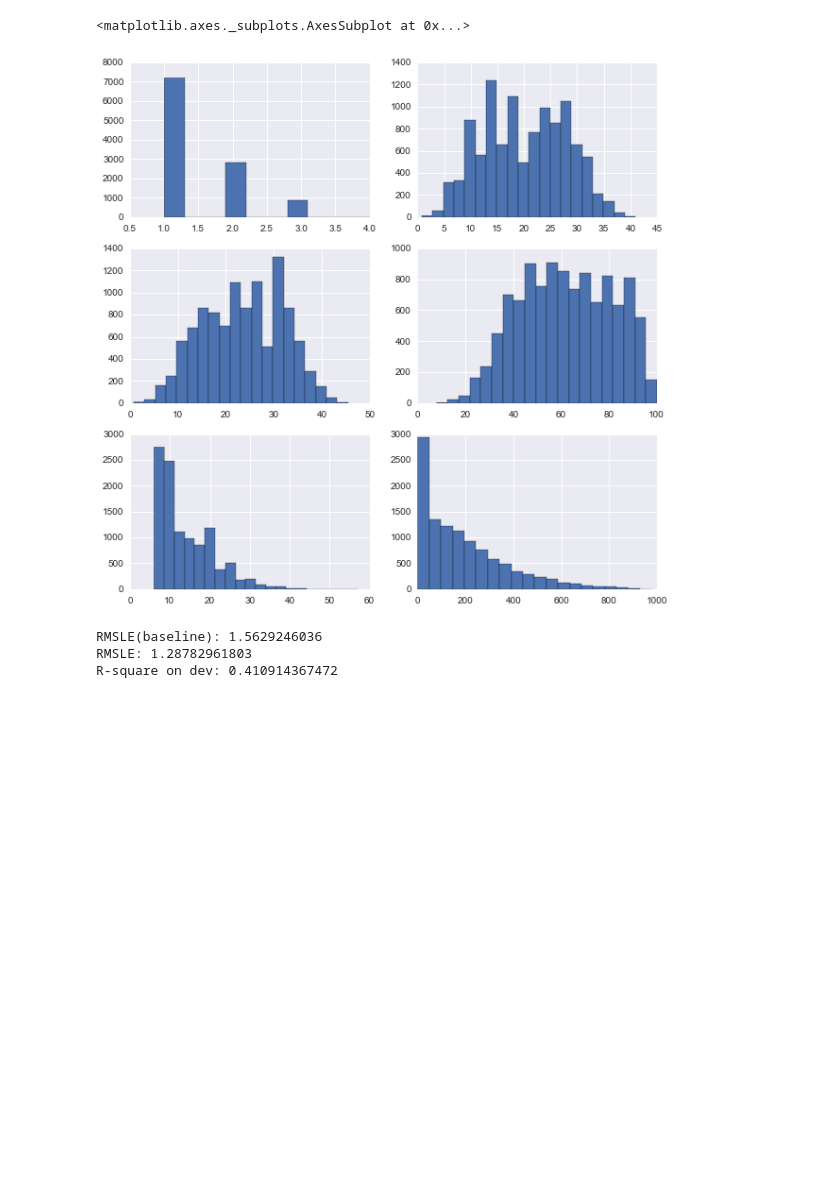
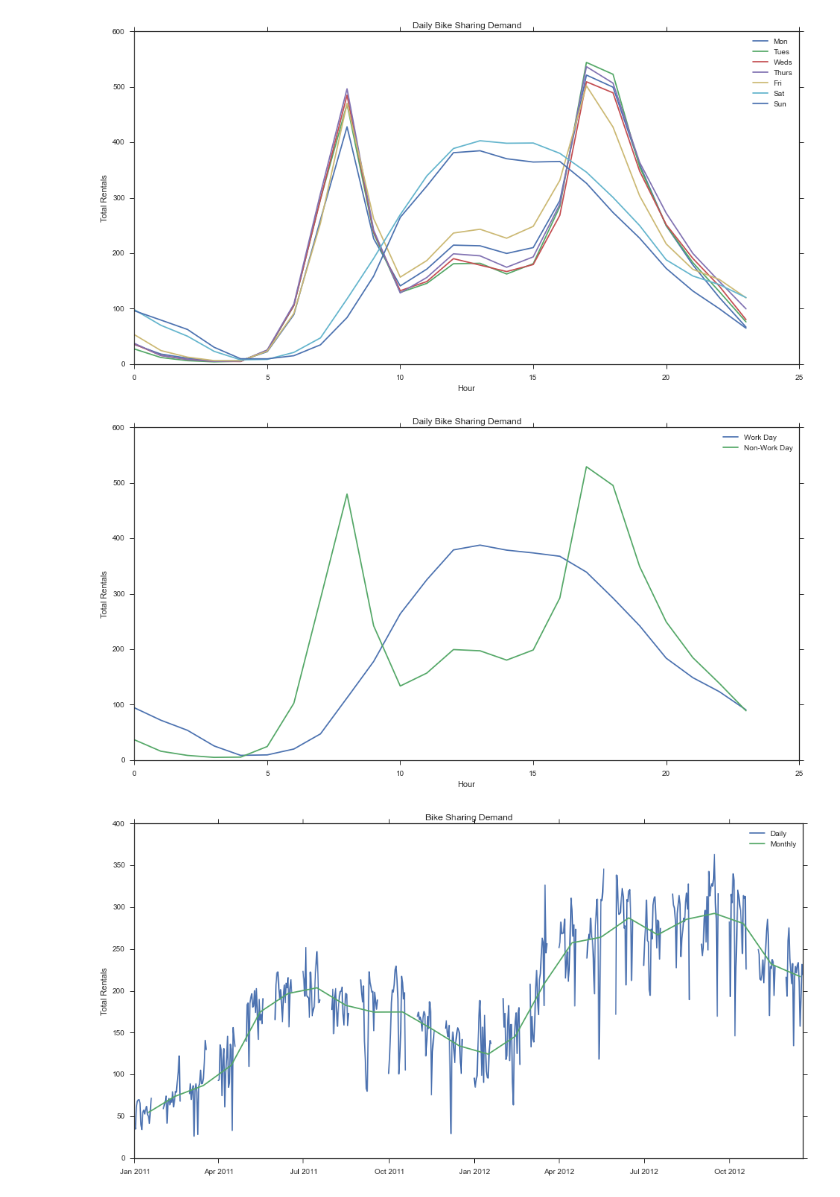
Before and after one commit to KonniamChan/ML_Projects_W207, a Jupyter notebook: project_bikesharing.ipynb, the cells around one changed output. Cells and saved outputs as stored; diff of their text form; code cells hidden in the pictures; blank space fills up the shorter version.

Commit message:
Added new time series features, split up casual and registered users

```diff
--- a/project_bikesharing.ipynb
+++ b/project_bikesharing.ipynb
@@ -102,3 +134,43 @@ Test data: (6493, 11)
+# %%
+# Keep for plotting purposes
+sns.set_style("ticks")
+
+# Trends for demand daily for working day and non working day
+df_hourly_dayofweek = df_train.groupby(["dayofweek", "hour"]).mean()
+day_labels = ["Mon", "Tues", "Weds", "Thurs", "Fri", "Sat", "Sun"]
+plt.figure(figsize = (16,8))
+for d in range(7):
+    plt.plot(df_hourly_dayofweek.ix[d].index, df_hourly_dayofweek.ix[d]['count'], label=day_labels[d])
+title = plt.title('Daily Bike Sharing Demand')
+xlabel = plt.xlabel('Hour')
+ylabel = plt.ylabel('Total Rentals')
+legend = plt.legend(frameon=False)
+
+# Trends for demand daily for working day and non working day
+df_hourly = df_train.groupby(["workingday", "hour"]).mean()
+plt.figure(figsize = (16,8))
+workplot = plt.plot(df_hourly.ix[0].index, df_hourly.ix[0]['count'], label="Work Day")
+nonworkplot = plt.plot(df_hourly.ix[1].index, df_hourly.ix[1]['count'], label="Non-Work Day")
+title = plt.title('Daily Bike Sharing Demand')
+xlabel = plt.xlabel('Hour')
+ylabel = plt.ylabel('Total Rentals')
+legend = plt.legend(frameon=False)
+
+# Trends for demand over time
+# Aggregate by day and by month
+df_dailymean = df_train.resample('D', how='mean')
+df_monthlymean = df_train.resample('M', how='mean')
+# Plot time series
+plt.figure(figsize = (16,8))
+dailyplot = plt.plot(df_dailymean.index, df_dailymean['count'], label="Daily")
+monthlyplot = plt.plot(df_monthlymean.index - pd.DateOffset(days=15), df_monthlymean['count'], label="Monthly")
+title = plt.title('Bike Sharing Demand')
+ylabel = plt.ylabel('Total Rentals')
+legend = plt.legend(frameon=False)
+# %% [output]
+[figure, added]
+[figure, added]
+[figure, added]
 # %%
 # Histograms for cetain variables
 plt.figure(figsize=(10,10))
@@ -107,16 +179,11 @@ df_train["weather"].hist()
 plt.subplot(322)
 df_train["temp"].hist(bins=20)
 plt.subplot(323)
-df_train["atemp"].hist(bins=20)
+df_train["humidity"].hist(bins=20) # missing values
 plt.subplot(324)
-df_train["humidity"].hist(bins=20) # missing values
+df_train["windspeed"].hist(bins=20) # missing values
 plt.subplot(325)
-df_train["windspeed"].hist(bins=20) # missing values
-plt.subplot(326)
 df_train["count"].hist(bins=20)
-# %% [output]
-<matplotlib.axes._subplots.AxesSubplot at 0x...>
-[figure, removed]
 # %%
 # Evaluation: Root Mean Squared Logarithmic Error (RMSLE)
 def RMSLE(actual, predicted):
@@ -128,25 +195,3 @@ def RMSLE(actual, predicted):
 
 # Make a scoring object for GridSearch to use
 RMSLE_scorer = make_scorer(RMSLE, greater_is_better=False)
-# %%
-# Linear Regression
-# Fit a simple regression model using all training data
-lr_model = LinearRegression()
-lr_model.fit(train_data, train_labels)
-preds = lr_model.predict(dev_data)
-
-# Compute baseline score (using the mean as the base model)
-base_preds = np.repeat(np.mean(train_labels), dev_labels.shape)
-print ("RMSLE(baseline): {}".format(RMSLE(dev_labels, base_preds)))
-
-# Now try linear regression model
-# Predictions cannot be negative, convert negative predictions to zero
-preds[preds<0] = 0
-print ("RMSLE: {}".format(RMSLE(dev_labels, preds)))
-
-# R2 for dev set
-print ("R-square on dev: {}".format(metrics.r2_score(dev_labels, preds)))
-# %% [output]
-RMSLE(baseline): 1.5629246036
-RMSLE: 1.28782961803
-R-square on dev: 0.410914367472
```
Also changed, not shown: parts of 25 cells of this notebook.
